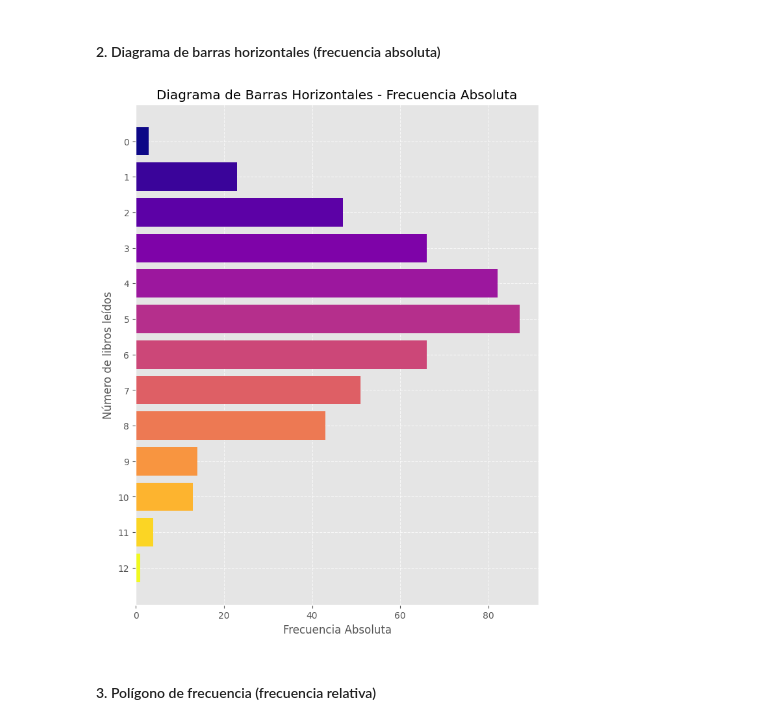
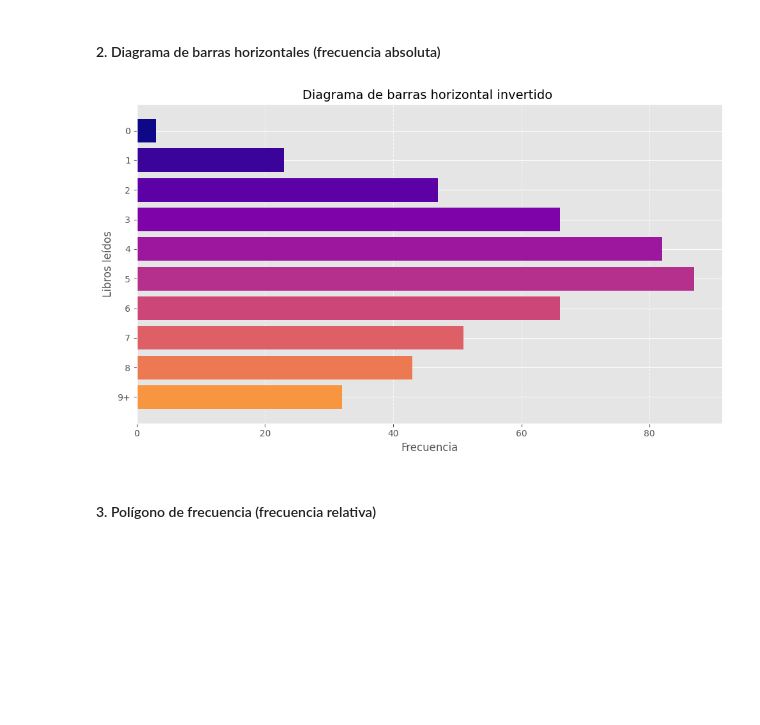
Before and after one commit to D1egoXD/Tablas_Frecuencias, a Jupyter notebook: cuantitativos_discretos.ipynb, the cells around one changed output. Cells and saved outputs as stored; diff of their text form; code cells hidden in the pictures; blank space fills up the shorter version.

```diff
--- a/cuantitativos_discretos.ipynb
+++ b/cuantitativos_discretos.ipynb
@@ -69,19 +78,26 @@ plt.show()
 # %% [markdown]
 #### 2. Diagrama de barras horizontales (frecuencia absoluta)
-# %%
-
-# Diagrama de Barras Horizontales (Frecuencia Absoluta)
-plt.figure(figsize=(8, 10))
-plt.barh(range(len(tabla.index))[::-1], frecuencia_absoluta.values,
-        color=plt.cm.plasma(np.linspace(0, 1, len(tabla))))
-plt.yticks(range(len(tabla.index)), tabla.index.astype(str)[::-1])
-plt.xlabel("Frecuencia Absoluta")
-plt.ylabel("Número de libros leídos")
-plt.title("Diagrama de Barras Horizontales - Frecuencia Absoluta")
-plt.grid(True, linestyle="--", alpha=0.7)
-plt.show()
-# %% [output]
-[figure, removed]
+# %%
+# Agrupación: 0 a 8 individualmente, 9 a 20 en "9+"
+datos_clasificados = pd.Series(datos)
+datos_clasificados = datos_clasificados.apply(lambda x: str(x) if x < 9 else "9+")
+
+# Frecuencia por clase (orden explícito)
+frecuencia = datos_clasificados.value_counts()
+frecuencia = frecuencia.reindex([str(i) for i in range(9)] + ["9+"], fill_value=0)
+
+# Diagrama de barras horizontal con el eje invertido
+plt.figure(figsize=(10, 6))
+plt.barh(frecuencia.index, frecuencia.values, color=plt.cm.plasma(np.linspace(0, 1, len(tabla))))
+plt.title("Diagrama de barras horizontal invertido ", fontsize=14)
+plt.xlabel("Frecuencia", fontsize=12)
+plt.ylabel("Libros leídos", fontsize=12)
+plt.grid(axis='x', linestyle='--', alpha=0.7)
+plt.gca().invert_yaxis()  # Invertir el orden del eje Y
+plt.tight_layout()
+plt.show()
+# %% [output]
+[figure, added]
 # %% [markdown]
 #### 3. Polígono de frecuencia (frecuencia relativa)
 # %%
```
Also changed, not shown: parts of 2 cells of this notebook.
